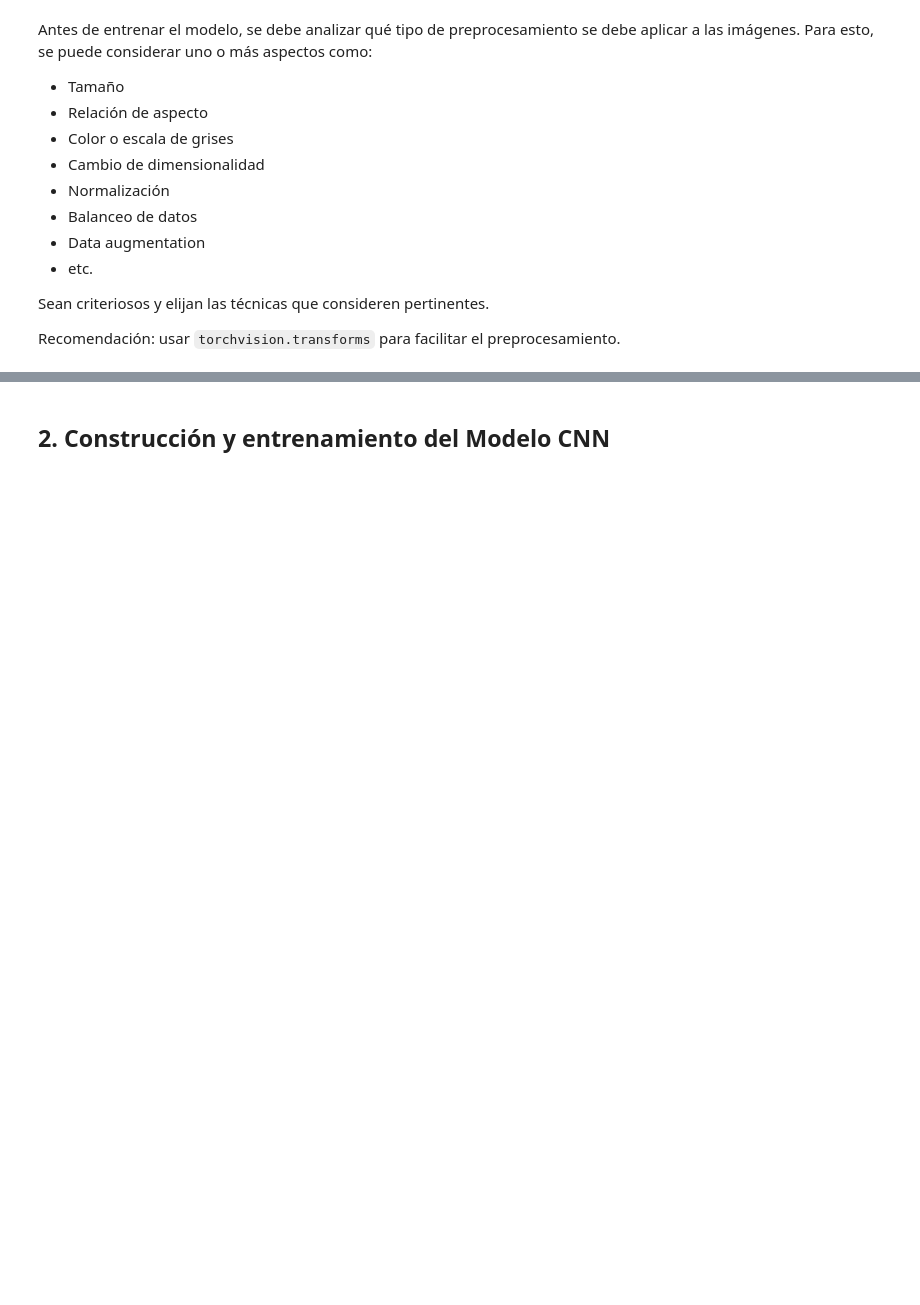
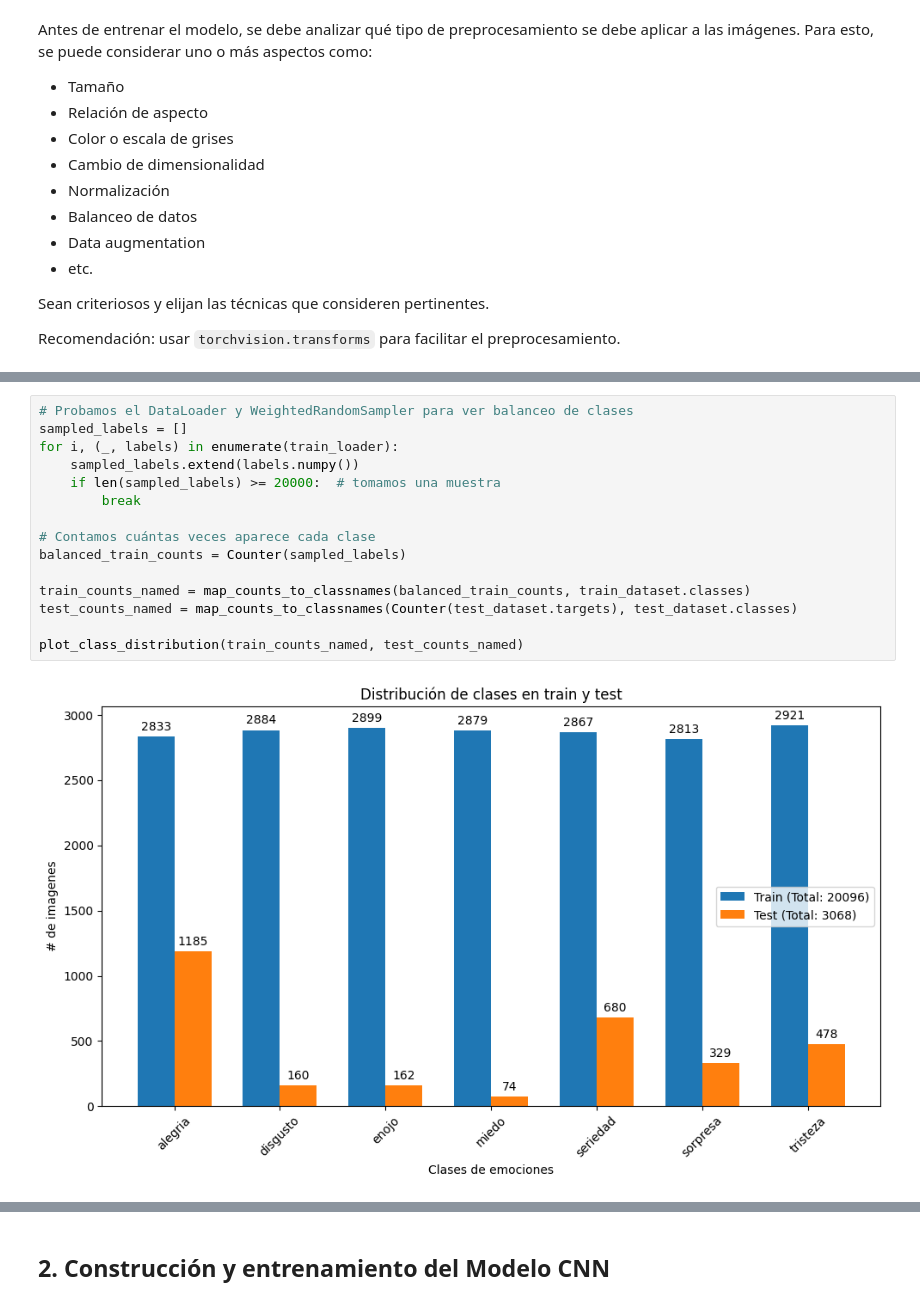
Before and after one commit to joagonzalez/ceia-aprendizaje-profundo, a Jupyter notebook: tp2/Deep_Learning_TP2_Cohorte_18_1B2025.ipynb, the cells around one changed output, grey strips where cells are left out. Saved outputs shown, nothing was run; the diff lists cells and outputs as text; blank space fills up the shorter version.

```diff
--- a/tp2/Deep_Learning_TP2_Cohorte_18_1B2025.ipynb
+++ b/tp2/Deep_Learning_TP2_Cohorte_18_1B2025.ipynb
@@ -62,0 +345,17 @@ Recomendación: usar `torchvision.transforms` para facilitar el preprocesamiento
+# %%
+# Probamos el DataLoader y WeightedRandomSampler para ver balanceo de clases
+sampled_labels = []
+for i, (_, labels) in enumerate(train_loader):
+    sampled_labels.extend(labels.numpy())
+    if len(sampled_labels) >= 20000:  # tomamos una muestra
+        break
+
+# Contamos cuántas veces aparece cada clase
+balanced_train_counts = Counter(sampled_labels)
+
+train_counts_named = map_counts_to_classnames(balanced_train_counts, train_dataset.classes)
+test_counts_named = map_counts_to_classnames(Counter(test_dataset.targets), test_dataset.classes)
+
+plot_class_distribution(train_counts_named, test_counts_named)
+# %% [output]
+[figure, added]
```
Also changed, not shown: parts of 15 cells of this notebook.
